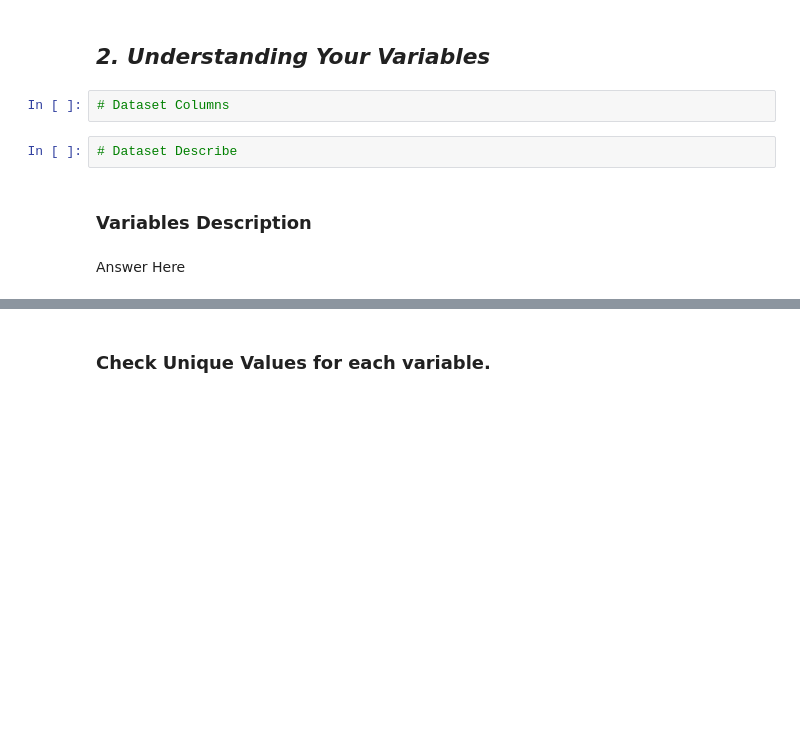
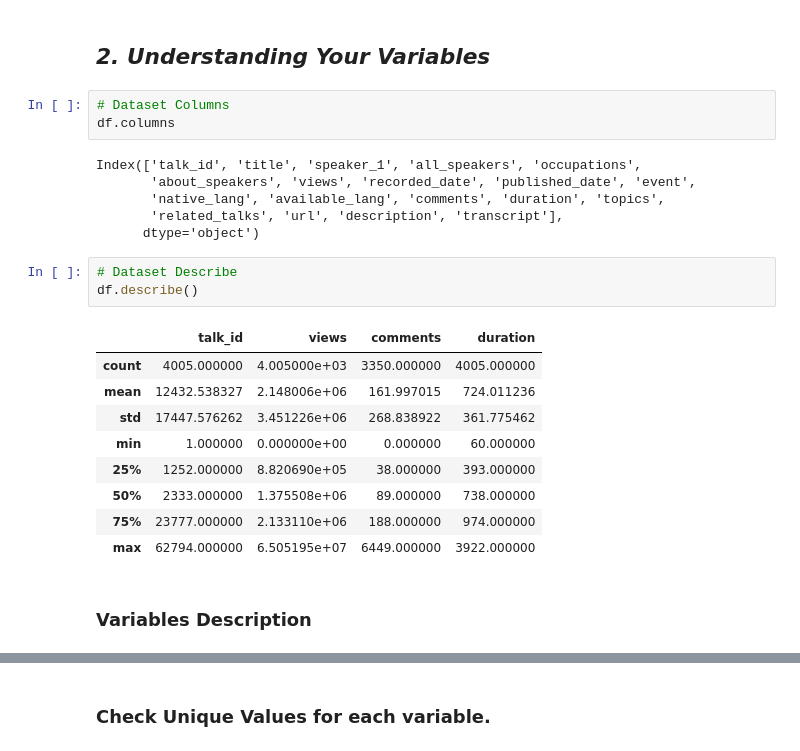
Before and after one commit to abhishekdhasmana17/ted-talk-view-prediction, a Jupyter notebook: Ted_Talk_Views_Prediction.ipynb, the cells around one changed output, grey strips where cells are left out. Saved outputs shown, nothing was run; the diff lists cells and outputs as text; blank space fills up the shorter version.

```diff
--- a/Ted_Talk_Views_Prediction.ipynb
+++ b/Ted_Talk_Views_Prediction.ipynb
@@ -214,9 +214,25 @@ Also, there are ample amount of null values in details(feature) like occupation,
 ## ***2. Understanding Your Variables***
 # %%
 # Dataset Columns
+df.columns
+# %% [output]
+Index(['talk_id', 'title', 'speaker_1', 'all_speakers', 'occupations',
+       'about_speakers', 'views', 'recorded_date', 'published_date', 'event',
+       'native_lang', 'available_lang', 'comments', 'duration', 'topics',
+       'related_talks', 'url', 'description', 'transcript'],
+      dtype='object')
 # %%
 # Dataset Describe
+df.describe()
+# %% [output]
+|  | talk_id | views | comments | duration |
+| count | 4005.000000 | 4.005000e+03 | 3350.000000 | 4005.000000 |
+| mean | 12432.538327 | 2.148006e+06 | 161.997015 | 724.011236 |
+| std | 17447.576262 | 3.451226e+06 | 268.838922 | 361.775462 |
+| min | 1.000000 | 0.000000e+00 | 0.000000 | 60.000000 |
+| 25% | 1252.000000 | 8.820690e+05 | 38.000000 | 393.000000 |
+| 50% | 2333.000000 | 1.375508e+06 | 89.000000 | 738.000000 |
+| 75% | 23777.000000 | 2.133110e+06 | 188.000000 | 974.000000 |
+| max | 62794.000000 | 6.505195e+07 | 6449.000000 | 3922.000000 |
 # %% [markdown]
 ### Variables Description
-# %% [markdown]
-Answer Here
```
Also changed, not shown: parts of 1 cell of this notebook.
